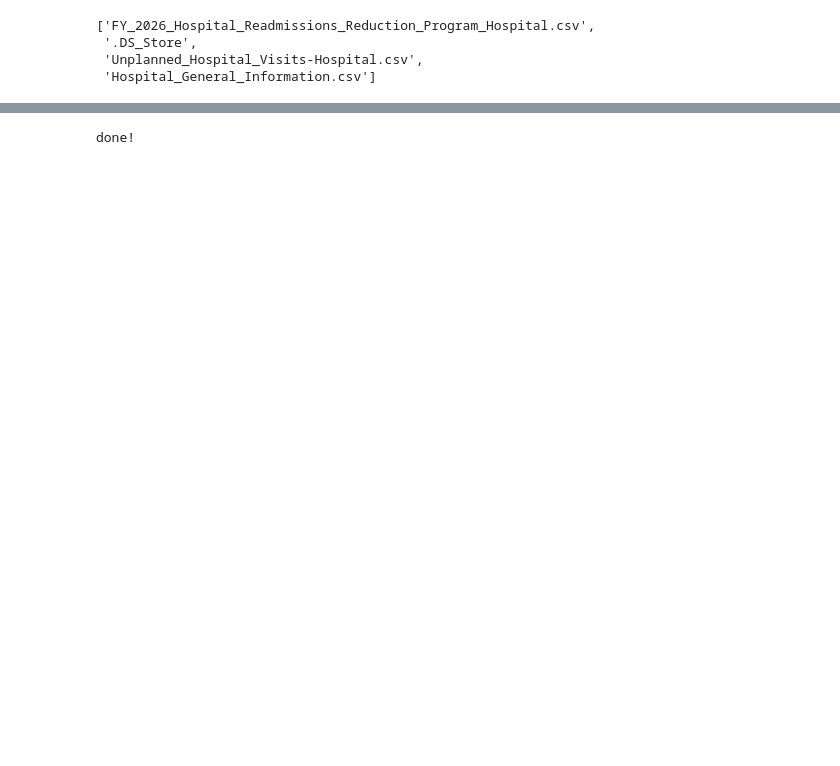
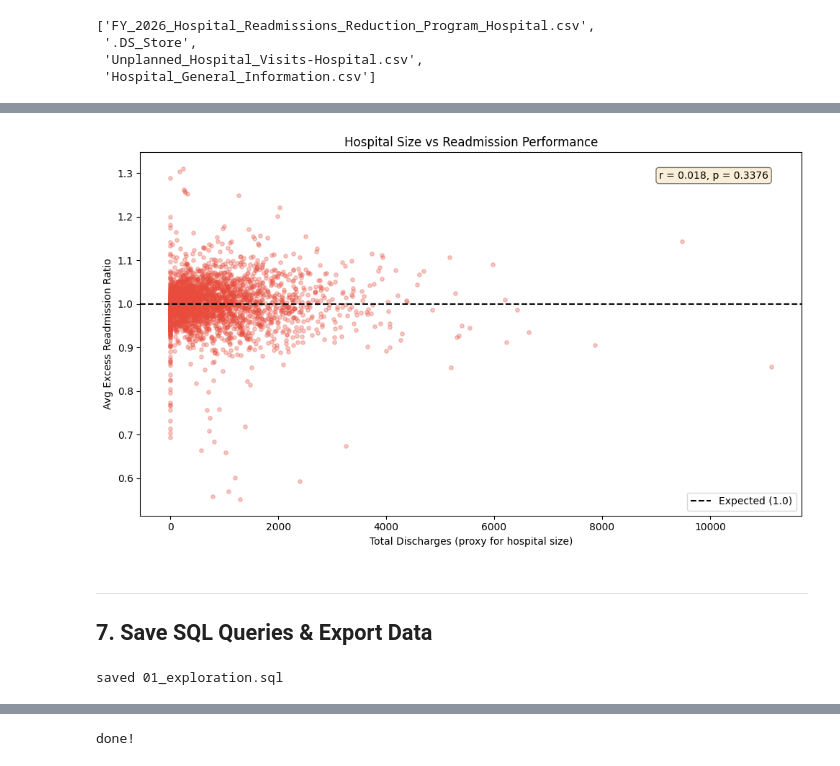
Before and after one commit to athulyabiju23/hospital-readmission-analysis, a Jupyter notebook: hospital_readmission_analysis.ipynb, the cells around one changed output, grey strips where cells are left out. Cells and saved outputs as stored; diff of their text form; code cells hidden in the pictures; blank space fills up the shorter version.

```diff
--- a/hospital_readmission_analysis.ipynb
+++ b/hospital_readmission_analysis.ipynb
@@ -917,0 +705,64 @@ exported readmission_details.csv (28734 rows)
+# %%
+# chart 8: does hospital size matter?
+# using total discharges as a rough proxy for how big the hospital is
+hosp_size = master[master['excess_readmission_ratio'].notna()].groupby('Facility ID').agg(
+    total_discharges=('num_discharges', 'sum'),
+    avg_err=('excess_readmission_ratio', 'mean')
+).dropna()
+
+fig, ax = plt.subplots(figsize=(10, 6))
+ax.scatter(hosp_size['total_discharges'], hosp_size['avg_err'], alpha=0.3, s=15, c='#e74c3c')
+ax.axhline(y=1.0, color='black', linestyle='--', label='Expected (1.0)')
+ax.set_xlabel('Total Discharges (proxy for hospital size)')
+ax.set_ylabel('Avg Excess Readmission Ratio')
+ax.set_title('Hospital Size vs Readmission Performance')
+size_corr, size_p = stats.pearsonr(hosp_size['total_discharges'], hosp_size['avg_err'])
+ax.text(0.95, 0.95, f'r = {size_corr:.3f}, p = {size_p:.4f}', transform=ax.transAxes, ha='right', va='top',
+        fontsize=10, bbox=dict(boxstyle='round', facecolor='wheat', alpha=0.5))
+ax.legend()
+plt.tight_layout()
+plt.savefig('charts/08_size_vs_err.png', dpi=150)
+plt.show()
+# %% [output]
+[figure, added]
+# %% [markdown]
+---
+## 7. Save SQL Queries & Export Data
+# %%
+os.makedirs('sql', exist_ok=True)
+
+with open('sql/01_exploration.sql', 'w') as f:
+    f.write("""-- data exploration queries
+-- checking whats in each table and finding messy values
+
+SELECT [Measure ID], COUNT(*) as cnt
+FROM raw_unplanned_visits
+GROUP BY [Measure ID];
+
+SELECT [Excess Readmission Ratio], COUNT(*) as cnt
+FROM raw_hrrp
+WHERE [Excess Readmission Ratio] IS NULL
+GROUP BY [Excess Readmission Ratio];
+
+SELECT Score, COUNT(*) as cnt
+FROM raw_unplanned_visits
+WHERE Score = 'Not Available' OR Score IS NULL
+GROUP BY Score;
+
+SELECT 'hospital_info' as tbl, COUNT(DISTINCT [Facility ID]) as cnt FROM raw_hospital_info
+UNION ALL
+SELECT 'hrrp', COUNT(DISTINCT [Facility ID]) FROM raw_hrrp
+UNION ALL
+SELECT 'unplanned_visits', COUNT(DISTINCT [Facility ID]) FROM raw_unplanned_visits;
+
+SELECT [Measure ID],
+       COUNT(*) as total,
+       SUM(CASE WHEN Score != 'Not Available' AND Score IS NOT NULL THEN 1 ELSE 0 END) as has_data,
+       SUM(CASE WHEN Score = 'Not Available' OR Score IS NULL THEN 1 ELSE 0 END) as missing
+FROM raw_unplanned_visits
+WHERE [Measure ID] LIKE 'READM_30%'
+GROUP BY [Measure ID];
+""")
+print('saved 01_exploration.sql')
+# %% [output]
+saved 01_exploration.sql
```
Also changed, not shown: parts of 106 cells of this notebook, 14 other files.
